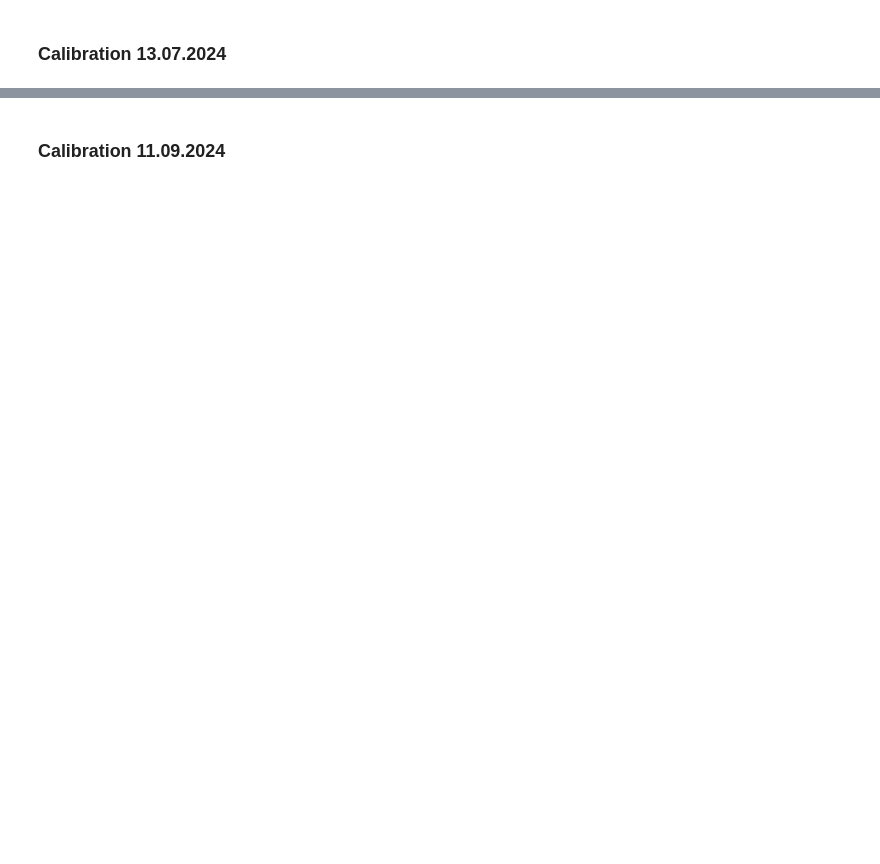
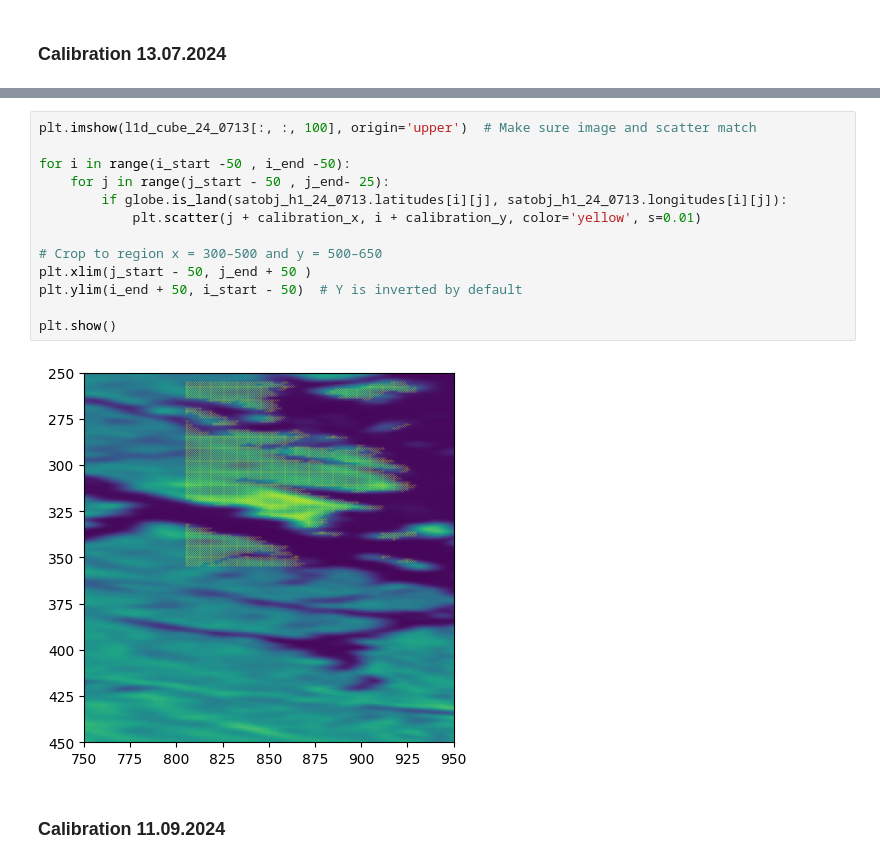
Before and after one commit to AnneMartheH/Vaar_2025, a Jupyter notebook: calibration_hypso1/calibration_2024.ipynb, the cells around one changed output, grey strips where cells are left out. Drawn from its saved outputs; the diff is of its cells as text; blank space fills up the shorter version.

```diff
--- a/calibration_hypso1/calibration_2024.ipynb
+++ b/calibration_hypso1/calibration_2024.ipynb
@@ -618,2 +642,17 @@ plt.show()
+# %%
+plt.imshow(l1d_cube_24_0713[:, :, 100], origin='upper')  # Make sure image and scatter match
+
+for i in range(i_start -50 , i_end -50):
+    for j in range(j_start - 50 , j_end- 25):
+        if globe.is_land(satobj_h1_24_0713.latitudes[i][j], satobj_h1_24_0713.longitudes[i][j]):
+            plt.scatter(j + calibration_x, i + calibration_y, color='yellow', s=0.01)
+
+# Crop to region x = 300–500 and y = 500–650
+plt.xlim(j_start - 50, j_end + 50 )
+plt.ylim(i_end + 50, i_start - 50)  # Y is inverted by default
+
+plt.show()
+# %% [output]
+[figure, added]
 # %% [markdown]
 ### Calibration 11.09.2024
```
Also changed, not shown: parts of 13 cells of this notebook, 1 other file.
